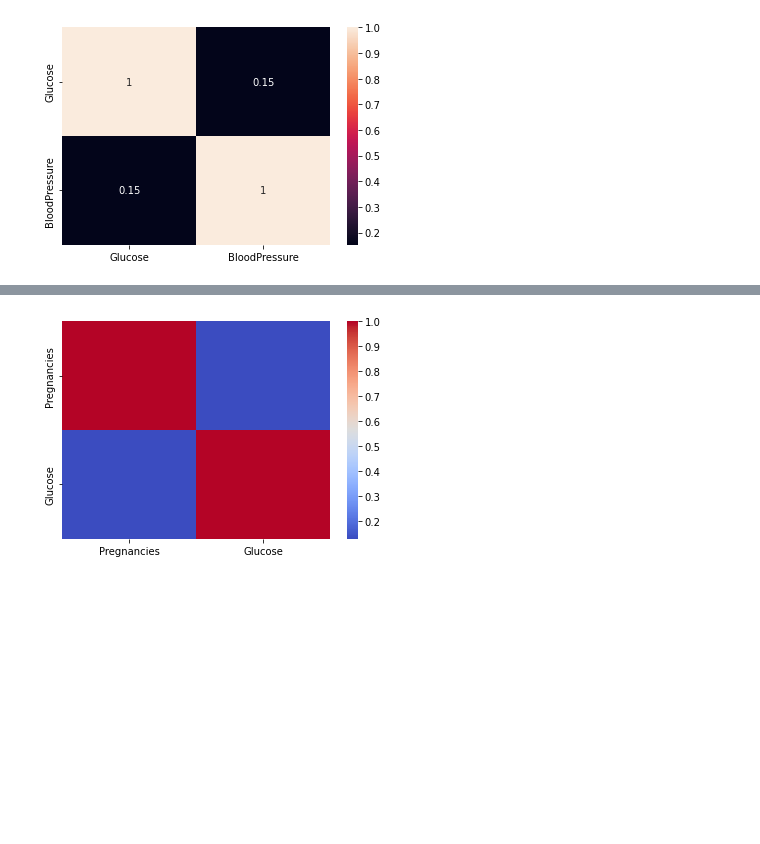
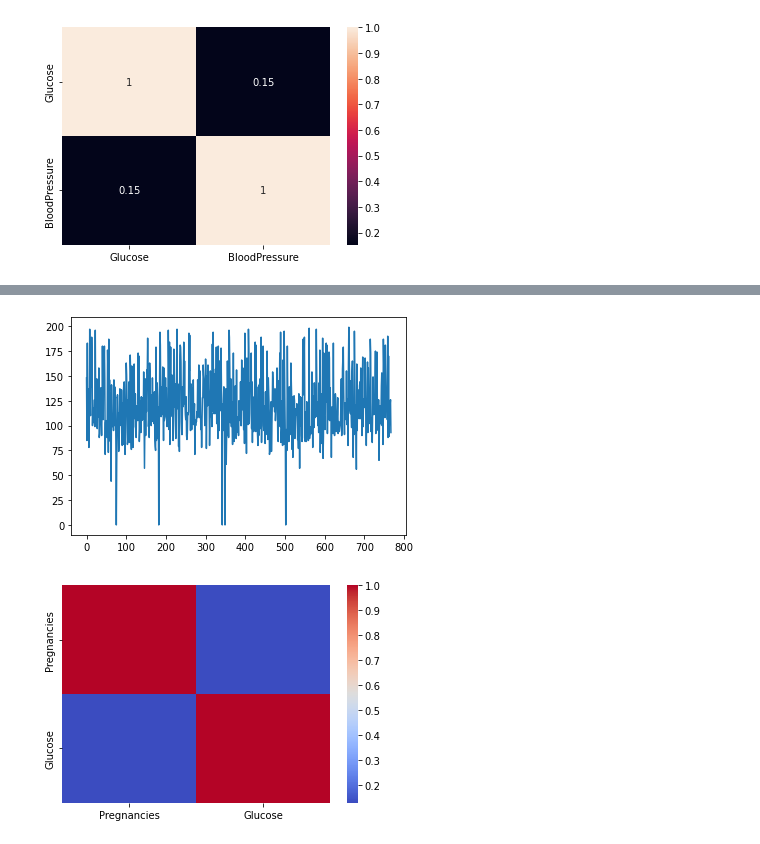
Before and after one commit to johnnjoroge0/Diabetes-data-analysis, a Jupyter notebook: Diabetes data analysis.ipynb, the cells around one changed output, grey strips where cells are left out. Drawn from its saved outputs; the diff is of its cells as text; code cells hidden in the pictures; blank space fills up the shorter version.

```diff
--- a/Diabetes data analysis.ipynb
+++ b/Diabetes data analysis.ipynb
@@ -86,6 +86,8 @@ Scatter Graph visualize relationship between Age and Gender
 # %%
-plt.plot(Data1.Glucose)
+plt.plot(Data1["Glucose"])
 plt.show()
+# %% [output]
+[figure, added]
 # %%
 #Visualising the data using heatmap
 plt.figure()
```
Also changed, not shown: parts of 1 cell of this notebook.
